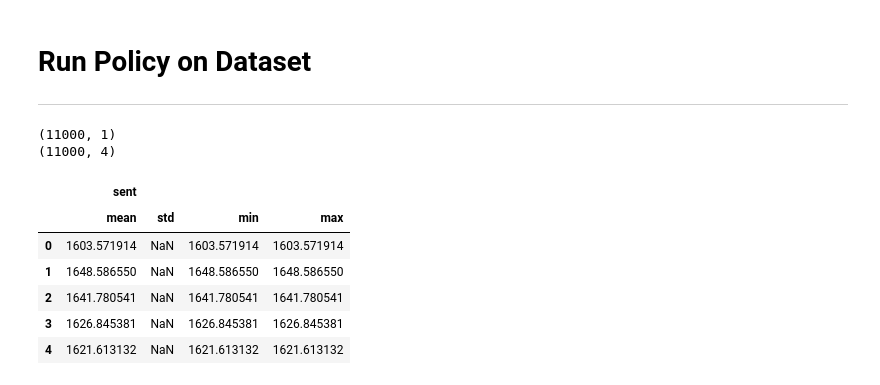
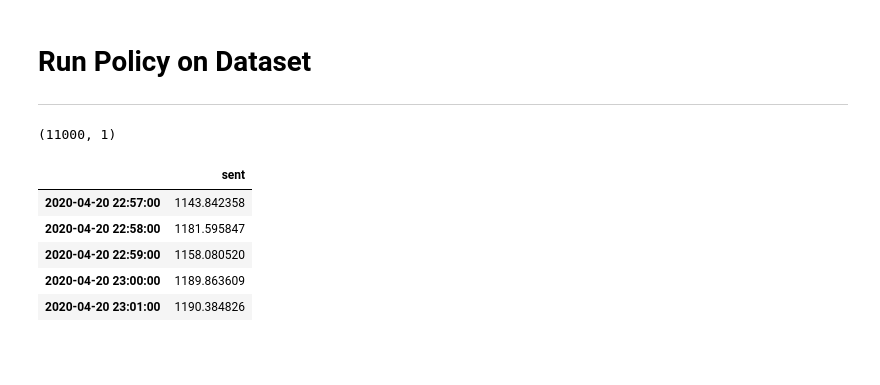
Before and after one commit to CN-UPB/Pishahang, a Jupyter notebook: son-mano-framework/plugins/son-mano-traffic-forecast/notebooks/Policy/policy_generator_trials.ipynb, the cells around one changed output. Cells and saved outputs as stored; diff of their text form; code cells hidden in the pictures; blank space fills up the shorter version.

```diff
--- a/son-mano-framework/plugins/son-mano-traffic-forecast/notebooks/Policy/policy_generator_trials.ipynb
+++ b/son-mano-framework/plugins/son-mano-traffic-forecast/notebooks/Policy/policy_generator_trials.ipynb
@@ -218,25 +220,20 @@ def find_cheapest_version(versions):
 # %%
 import pandas as pd
 import numpy as np
 
-LOOK_AHEAD = 1 # Mins
+LOOK_AHEAD = 5 # Mins
 
 traffic_training_complete = pd.read_csv(r'/plugins/son-mano-traffic-forecast/notebooks/data/dataset_six_traffic.csv', index_col=0)
 print(traffic_training_complete.shape)
 traffic_training_complete.head(5)
 
-traffic_grouped = traffic_training_complete.groupby(
-                    np.arange(len(traffic_training_complete))//LOOK_AHEAD).agg(['mean', 'std', 'min', 'max'])
-# result.index = df.loc[1::2, 'Idx']
-print(traffic_grouped.shape)
-traffic_grouped.head(5)
+# traffic_training_complete = traffic_training_complete[:720]
+traffic_training_complete.head(5)
 # %% [output]
 (11000, 1)
-(11000, 4)
-|  | sent |  |  |  |
-|  | mean | std | min | max |
-| 0 | 1603.571914 | NaN | 1603.571914 | 1603.571914 |
-| 1 | 1648.586550 | NaN | 1648.586550 | 1648.586550 |
-| 2 | 1641.780541 | NaN | 1641.780541 | 1641.780541 |
-| 3 | 1626.845381 | NaN | 1626.845381 | 1626.845381 |
-| 4 | 1621.613132 | NaN | 1621.613132 | 1621.613132 |
+|  | sent |
+| 2020-04-20 22:57:00 | 1143.842358 |
+| 2020-04-20 22:58:00 | 1181.595847 |
+| 2020-04-20 22:59:00 | 1158.080520 |
+| 2020-04-20 23:00:00 | 1189.863609 |
+| 2020-04-20 23:01:00 | 1190.384826 |
```
Also changed, not shown: parts of 11 cells of this notebook, 8 other files.
